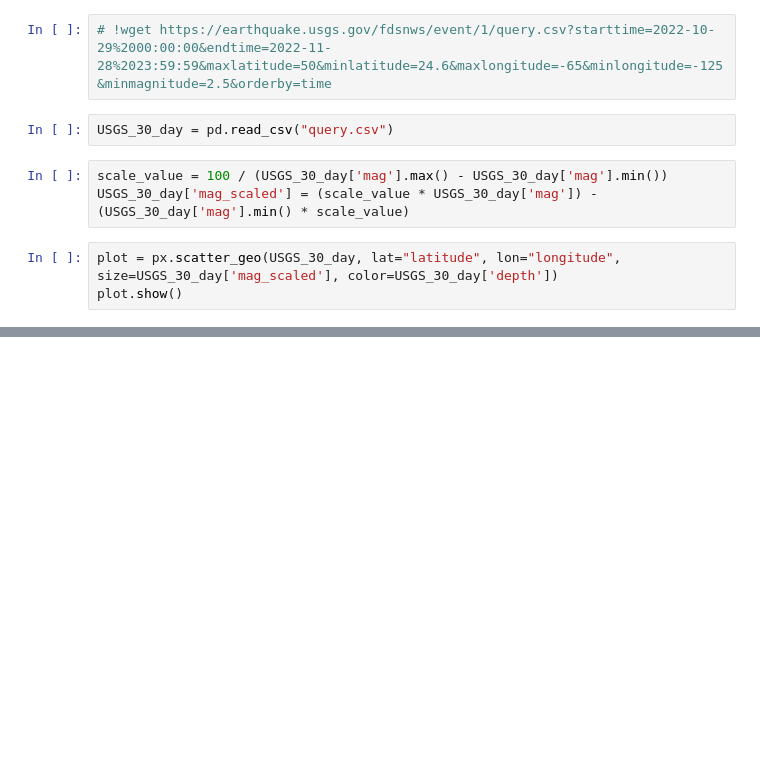
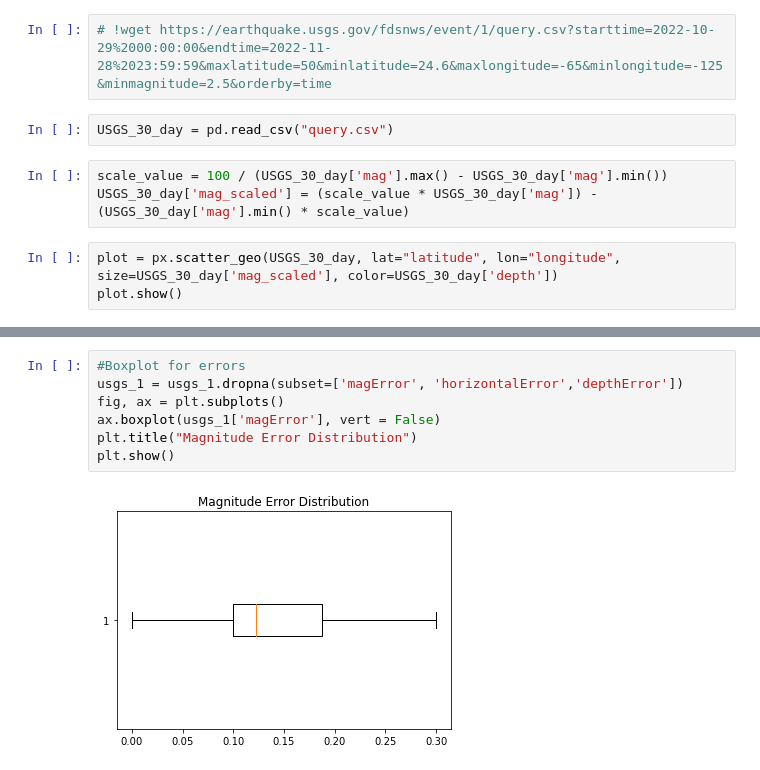
Before and after one commit to HadleyUIUC/FA22-IS445-FinalProject, a Jupyter notebook: earthquake.ipynb, the cells around one changed output, grey strips where cells are left out. Saved outputs shown, nothing was run; the diff lists cells and outputs as text; blank space fills up the shorter version.

```diff
--- a/earthquake.ipynb
+++ b/earthquake.ipynb
@@ -15,0 +126,9 @@ plot.show()
+# %%
+#Boxplot for errors
+usgs_1 = usgs_1.dropna(subset=['magError', 'horizontalError','depthError'])
+fig, ax = plt.subplots()
+ax.boxplot(usgs_1['magError'], vert = False)
+plt.title("Magnitude Error Distribution")
+plt.show()
+# %% [output]
+[figure, added]
```
Also changed, not shown: parts of 17 cells of this notebook.
